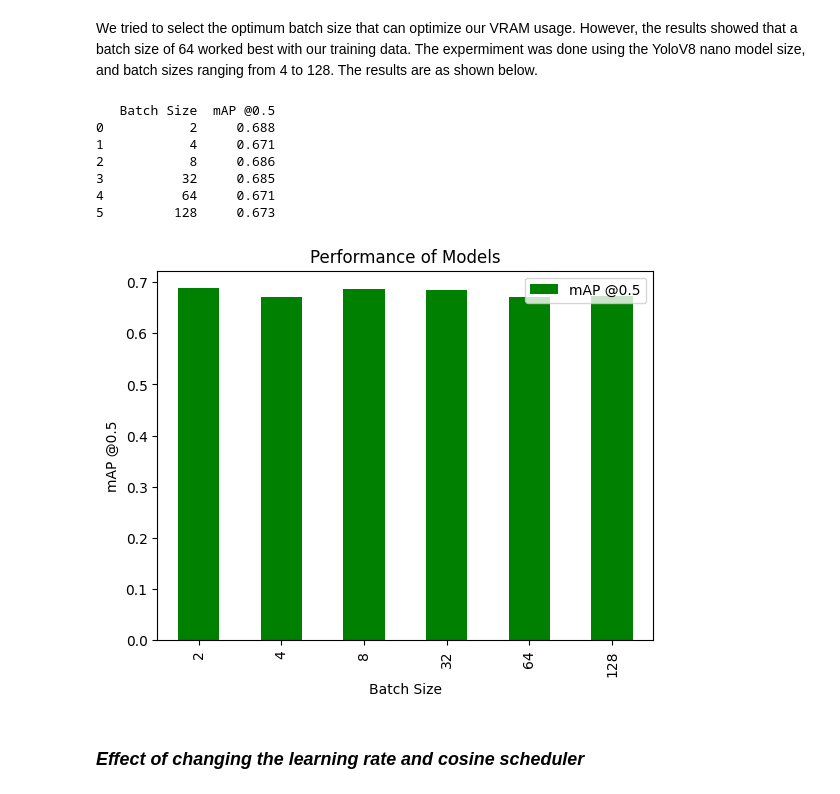
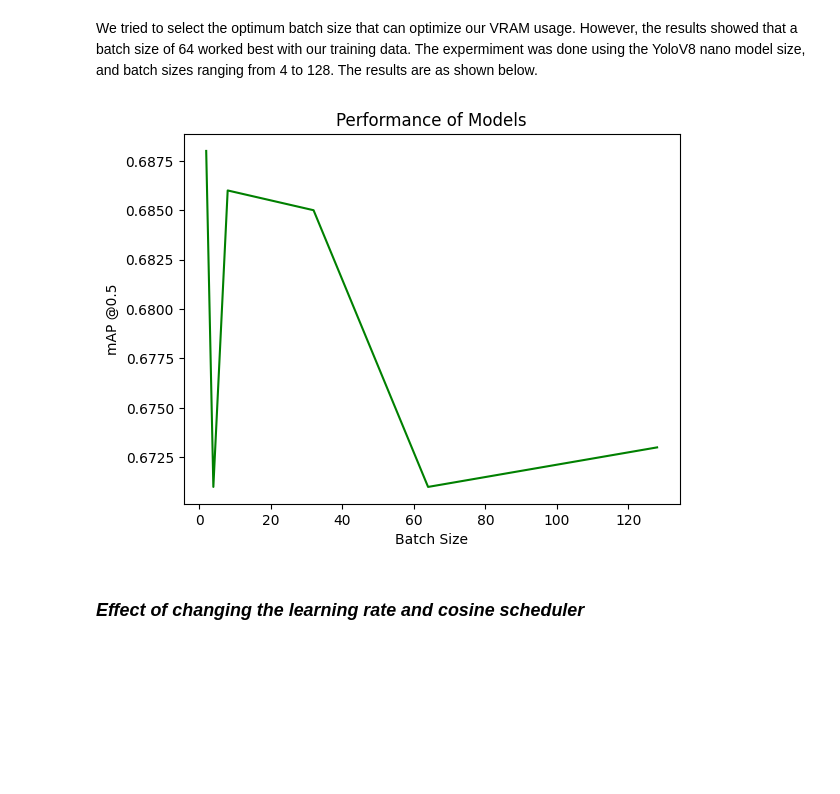
Before and after one commit to AbelKidane-abita/Weeklypresentation, a Jupyter notebook: Report/Untitled.ipynb, the cells around one changed output. Drawn from its saved outputs; the diff is of its cells as text; code cells hidden in the pictures; blank space fills up the shorter version.

```diff
--- a/Report/Untitled.ipynb
+++ b/Report/Untitled.ipynb
@@ -49,34 +49,28 @@ The results showed that most most of them fell in the range of 0.6 - 0.7 except
 ### *Effect of changing batch size*
 # %% [markdown]
 We tried to select the optimum batch size that can optimize our VRAM usage. However, the results showed that a batch size of 64 worked best with our training data. The expermiment was done using the YoloV8 nano model size, and batch sizes ranging from 4 to 128. The results are as shown below.
-# %%
-import pandas as pd
-import matplotlib.pyplot as plt
-
-# mAP @0.5
-data = {"Batch Size": [2, 4, 8, 32, 64, 128],
-        "mAP @0.5": [0.688, 0.671, 0.686, 0.685, 0.671, 0.673]
-       }
-df = pd.DataFrame(data)
-print(df)
-df.plot.bar(x='Batch Size', y='mAP @0.5', color='green')
-
-# Add a title and labels to the axes
-plt.title('Performance of Models')
-plt.xlabel('Batch Size')
-plt.ylabel('mAP @0.5')
-
-# Show the plot
-plt.show()
-# %% [output]
-   Batch Size  mAP @0.5
-0           2     0.688
-1           4     0.671
-2           8     0.686
-3          32     0.685
-4          64     0.671
-5         128     0.673
-[figure, removed]
+# %%
+import pandas as pd
+import matplotlib.pyplot as plt
+
+# mAP @0.5 for SGD as we increase the number of epochs
+data = {"Batch Size": [2, 4, 8, 32, 64, 128],
+        "mAP @0.5": [0.688, 0.671, 0.686, 0.685, 0.671, 0.673]
+       }
+df = pd.DataFrame(data)
+
+# Change the bar chart with a line chart
+plt.plot(df['Batch Size'], df['mAP @0.5'], color='green')
+
+# Add a title and labels to the axes
+plt.title('Performance of Models')
+plt.xlabel('Batch Size')
+plt.ylabel('mAP @0.5')
+
+# Show the plot
+plt.show()
+# %% [output]
+[figure, added]
 # %% [markdown]
 ### *Effect of changing the learning rate and cosine scheduler*
 # %% [markdown]
```
Also changed, not shown: parts of 5 cells of this notebook.
